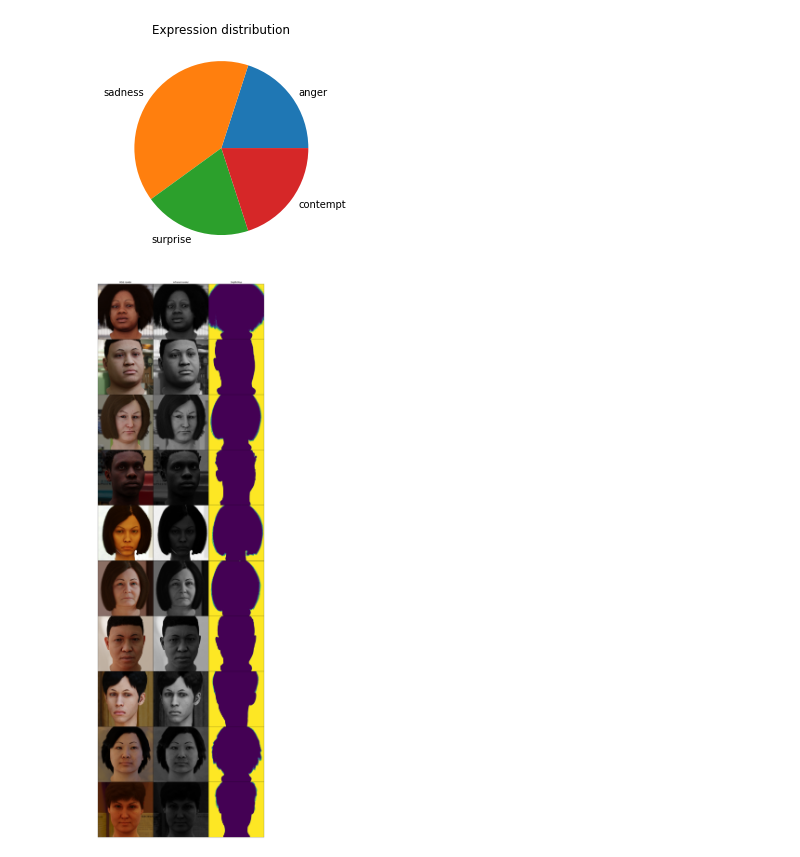
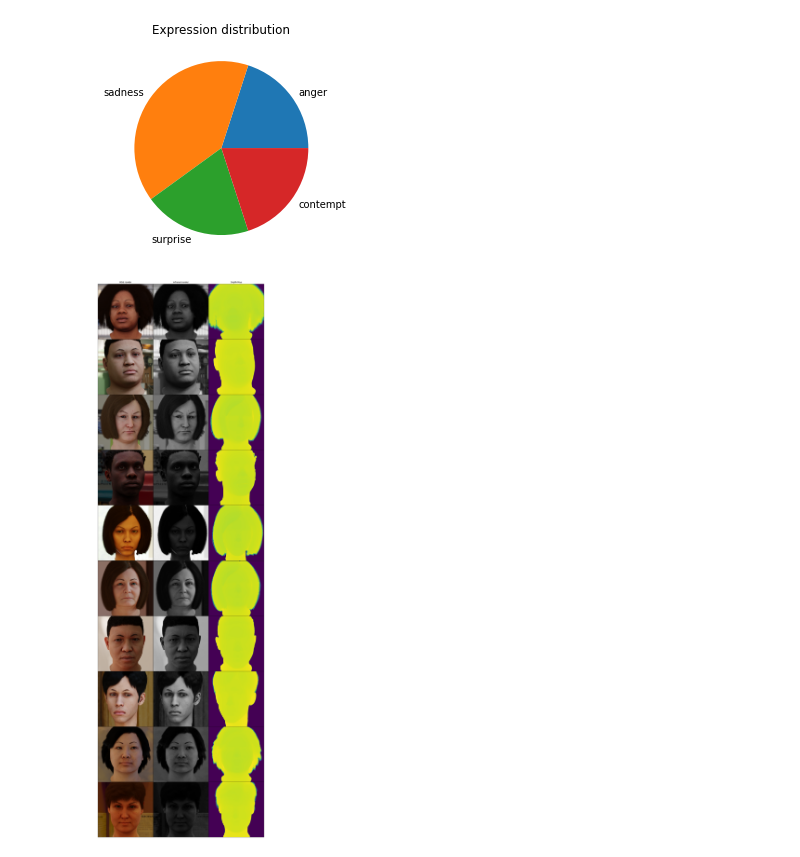
Before and after one commit to DatagenTech/dgutils, a Jupyter notebook: dataset_overview.ipynb, the cells around one changed output. Drawn from its saved outputs; the diff is of its cells as text; code cells hidden in the pictures.

Commit message:
Improved dataset visualization

```diff
--- a/dataset_overview.ipynb
+++ b/dataset_overview.ipynb
@@ -45,29 +46,35 @@ category_pie(ds, lambda dp : dp.face_expression.name, 'Expression distribution')
 [figure]
 [figure]
 # %%
-#FIXME imports at the beginning
 from mpl_toolkits.axes_grid1 import ImageGrid
-import itertools
+
+# Normalizing and clamping infinite values from depth map for better visualization
+def normalize_depth_map(depth_map):
+    depth_map = ds[i].depth_img.copy()
+    depth_map[depth_map > 2**15] = 0
+    depth_map -= depth_map.min()
+    depth_map /= depth_map.max()
+    return depth_map
 
 items_to_plot = min(len(ds), 10)
-items_cnt = 0
+fig_shape = np.array((items_to_plot, 3))
+figsize = 20 * fig_shape
+fig = plt.figure(figsize=figsize)
+grid = ImageGrid(fig, 111, nrows_ncols=fig_shape, axes_pad=0.)
 
-#FIXME add 20 as external param
-fig = plt.figure(figsize=(20*items_to_plot, 20*3))
-grid = ImageGrid(fig, 111, nrows_ncols=(items_to_plot, 3), axes_pad=0.)
-
-#FIXME Make it more efficient. Set up depth map to see the visualization
-imgs = list(itertools.chain(*[[dp.rgb_img, dp.ir_img, dp.depth_img] for dp in ds][:items_to_plot]))
+imgs = []
+for i in range(items_to_plot):
+    imgs += [ds[i].rgb_img, ds[i].ir_img, normalize_depth_map(ds[i].depth_img)]
 
 grid[0].set_title('RGB render')
 grid[1].set_title('Infrared render')
 grid[2].set_title('Depth Map')
 
 
 
 for ax, im in zip(grid, imgs):
     ax.get_xaxis().set_ticks([])
     ax.get_yaxis().set_ticks([])
     ax.imshow(im)
 # %% [output]
-[figure, old version]
+[figure, new version]
```
Also changed, not shown: parts of 2 cells of this notebook.
